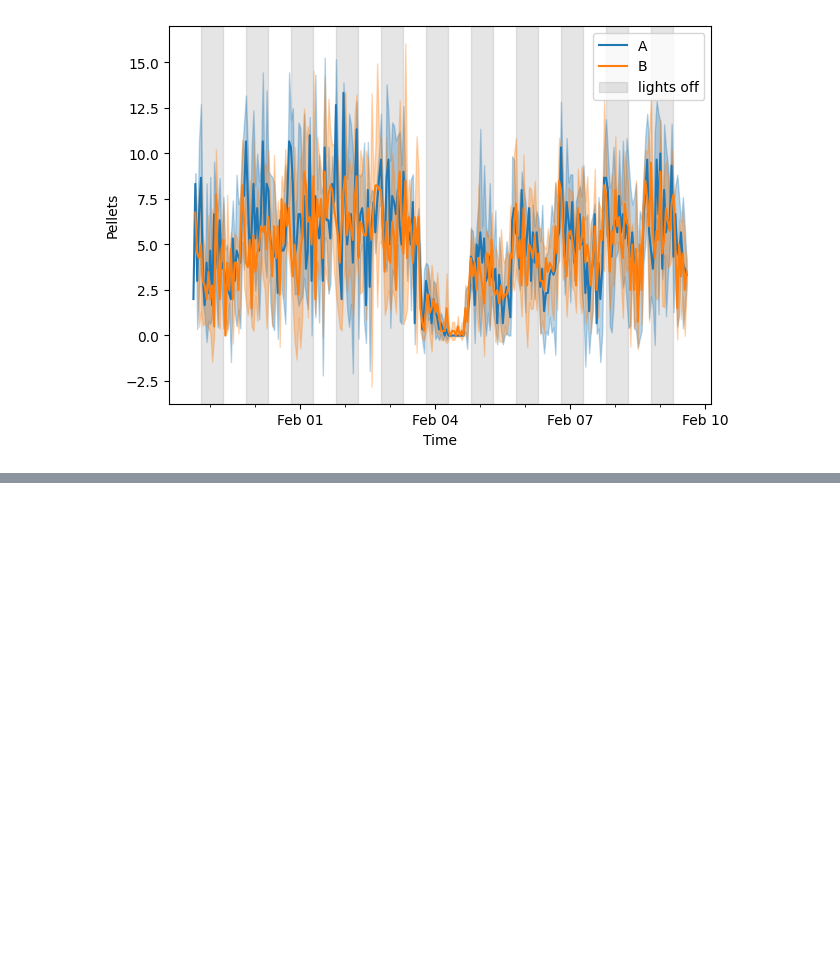
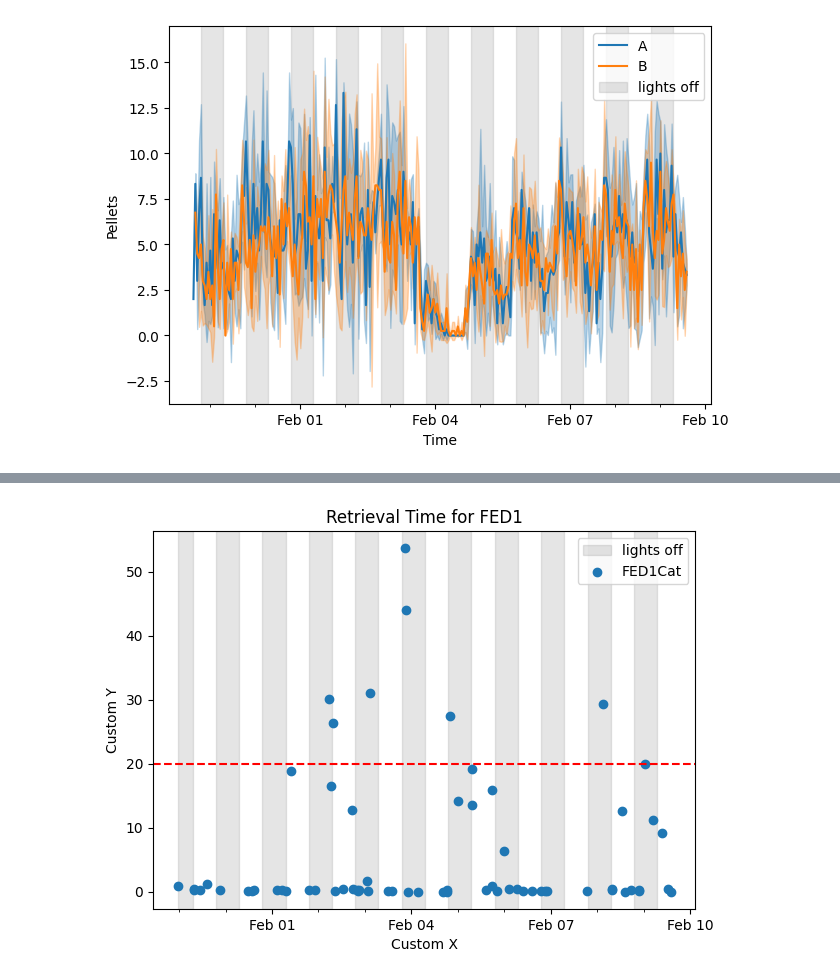
Before and after one commit to earnestt1234/fed3, a Jupyter notebook: docs/plots_getting_started.ipynb, the cells around one changed output, grey strips where cells are left out. Cells and saved outputs as stored; diff of their text form; code cells hidden in the pictures; blank space fills up the shorter version.

```diff
--- a/docs/plots_getting_started.ipynb
+++ b/docs/plots_getting_started.ipynb
@@ -73,0 +84,13 @@ fig = fplot.line(groups, bins='4H')
+# %%
+import matplotlib.pyplot as plt
+
+fplot.scatter(f, y='rt')
+
+plt.title('Retrieval Time for FED1')
+plt.xlabel('Custom X')
+plt.ylabel('Custom Y')
+plt.axhline(20, color='red', linestyle='dashed')
+
+plt.show()
+# %% [output]
+[figure, added]
```
Also changed, not shown: parts of 11 cells of this notebook, 15 other files.
